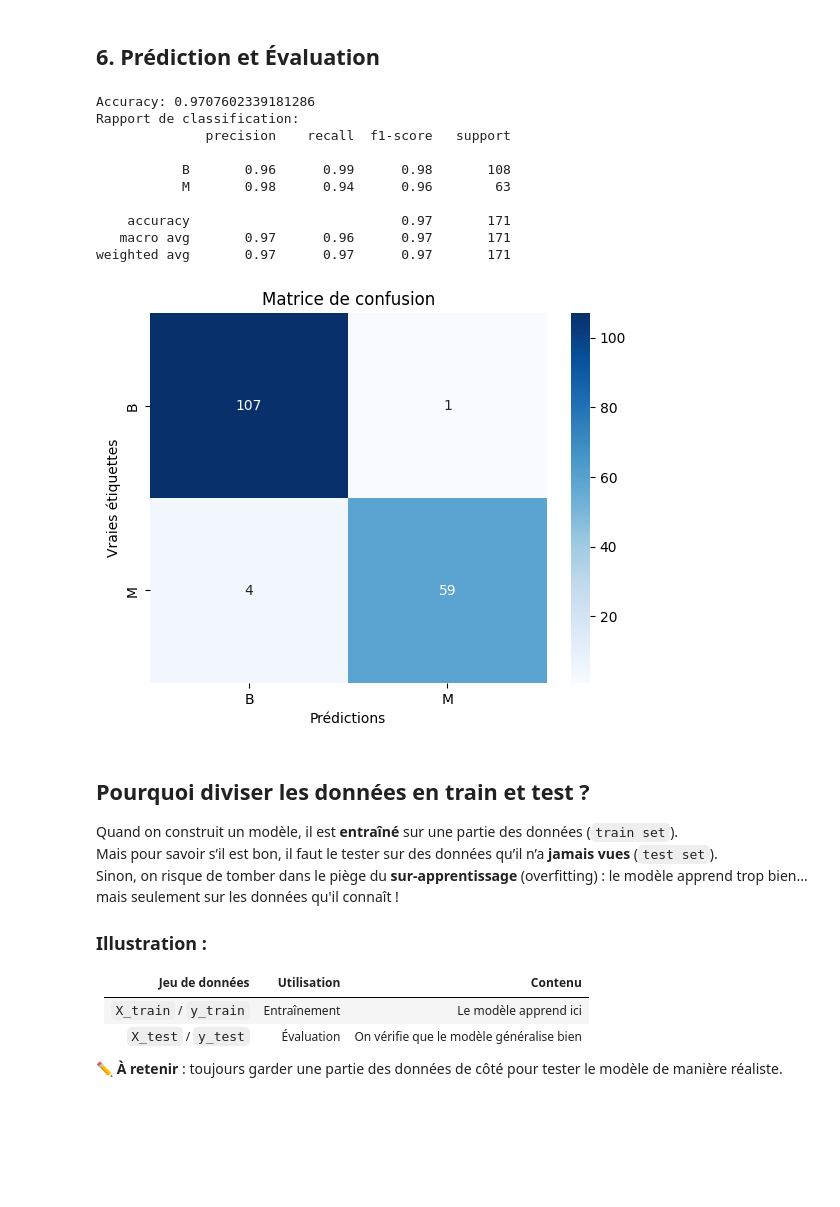
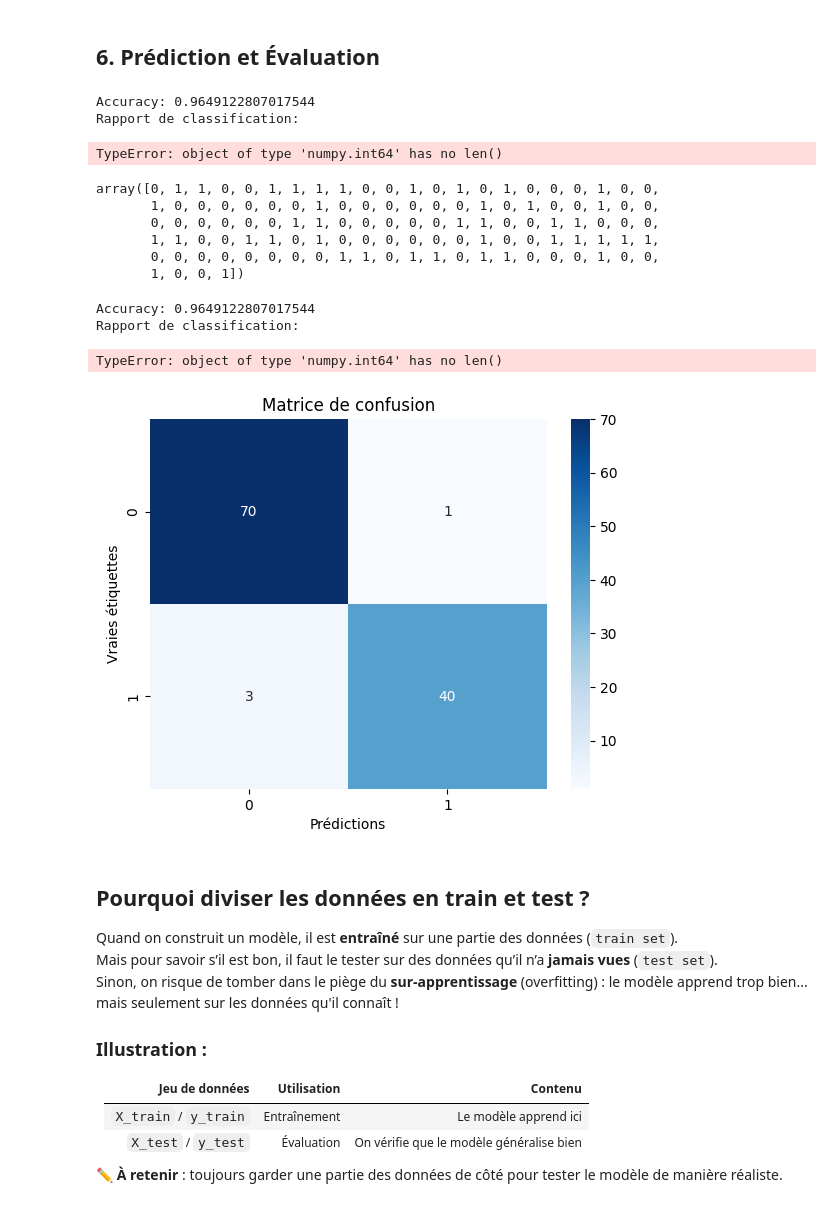
Before and after one commit to agodmer/UE_medecine_IA_OMICS_2026, a Jupyter notebook: TP/4_TD_Part3_ML.ipynb, the cells around one changed output. Drawn from its saved outputs; the diff is of its cells as text; code cells hidden in the pictures; blank space fills up the shorter version.

```diff
--- a/TP/4_TD_Part3_ML.ipynb
+++ b/TP/4_TD_Part3_ML.ipynb
@@ -206,3 +245,7 @@ y = label_encoder.fit_transform(y)  # Convertit 'B' et 'M' en 0 et 1
 # Division en ensembles d'entraînement et de test
 # Séparation des données en jeu d'entraînement et de test
 X_train, X_test, y_train, y_test = train_test_split(X, y, test_size=0.3, random_state=42)
+# %%
+# Division en ensembles d'entraînement et de test
+# Séparation des données en jeu d'entraînement et de test
+X_train, X_test, y_train, y_test = train_test_split(X, y, test_size=0.2, random_state=42)
@@ -282,17 +362,60 @@ plt.ylabel("Vraies étiquettes")
 plt.title("Matrice de confusion")
 plt.show()
 # %% [output]
-Accuracy: 0.9707602339181286
+Accuracy: 0.9649122807017544
 Rapport de classification:
-              precision    recall  f1-score   support
-
-           B       0.96      0.99      0.98       108
-           M       0.98      0.94      0.96        63
-
-    accuracy                           0.97       171
-   macro avg       0.97      0.96      0.97       171
-weighted avg       0.97      0.97      0.97       171
-[figure, removed]
+TypeError: object of type 'numpy.int64' has no len()
+# %%
+y_pred = classifier.predict(X_test_scaled)
+y_pred
+# %% [output]
+array([0, 1, 1, 0, 0, 1, 1, 1, 1, 0, 0, 1, 0, 1, 0, 1, 0, 0, 0, 1, 0, 0,
+       1, 0, 0, 0, 0, 0, 0, 1, 0, 0, 0, 0, 0, 0, 1, 0, 1, 0, 0, 1, 0, 0,
+       0, 0, 0, 0, 0, 0, 1, 1, 0, 0, 0, 0, 0, 1, 1, 0, 0, 1, 1, 0, 0, 0,
+       1, 1, 0, 0, 1, 1, 0, 1, 0, 0, 0, 0, 0, 0, 1, 0, 0, 1, 1, 1, 1, 1,
+       0, 0, 0, 0, 0, 0, 0, 0, 1, 1, 0, 1, 1, 0, 1, 1, 0, 0, 0, 1, 0, 0,
+       1, 0, 0, 1])
+# %%
+# Import des bibliothèques nécessaires
+from sklearn.metrics import accuracy_score, classification_report, confusion_matrix
+# Import des bibliothèques nécessaires
+import seaborn as sns
+# Import des bibliothèques nécessaires
+import matplotlib.pyplot as plt
+
+# Prédire sur l'ensemble de test
+# Prédictions sur les données de test
+y_pred = classifier.predict(X_test_scaled)
+
+# Calcul de l'accuracy
+# Évaluation du score de précision
+accuracy = accuracy_score(y_test, y_pred)
+print("Accuracy:", accuracy)
+
+# Afficher le rapport de classification
+print("Rapport de classification:")
+print(classification_report(y_test, y_pred, target_names=label_encoder.classes_))
+
+# Matrice de confusion
+conf_matrix = confusion_matrix(y_test, y_pred)
+sns.heatmap(conf_matrix, annot=True, fmt='d', cmap='Blues', xticklabels=label_encoder.classes_, yticklabels=label_encoder.classes_)
+plt.xlabel("Prédictions")
+plt.ylabel("Vraies étiquettes")
+plt.title("Matrice de confusion")
+plt.show()
+# %% [output]
+Accuracy: 0.9649122807017544
+Rapport de classification:
+TypeError: object of type 'numpy.int64' has no len()
+# %%
+conf_matrix = confusion_matrix(y_test, y_pred)
+sns.heatmap(conf_matrix, annot=True, fmt='d', cmap='Blues', xticklabels=label_encoder.classes_, yticklabels=label_encoder.classes_)
+plt.xlabel("Prédictions")
+plt.ylabel("Vraies étiquettes")
+plt.title("Matrice de confusion")
+plt.show()
+# %% [output]
+[figure, added]
 # %% [markdown]
 
 ## Pourquoi diviser les données en **train** et **test** ?
```
Also changed, not shown: parts of 9 cells of this notebook.
